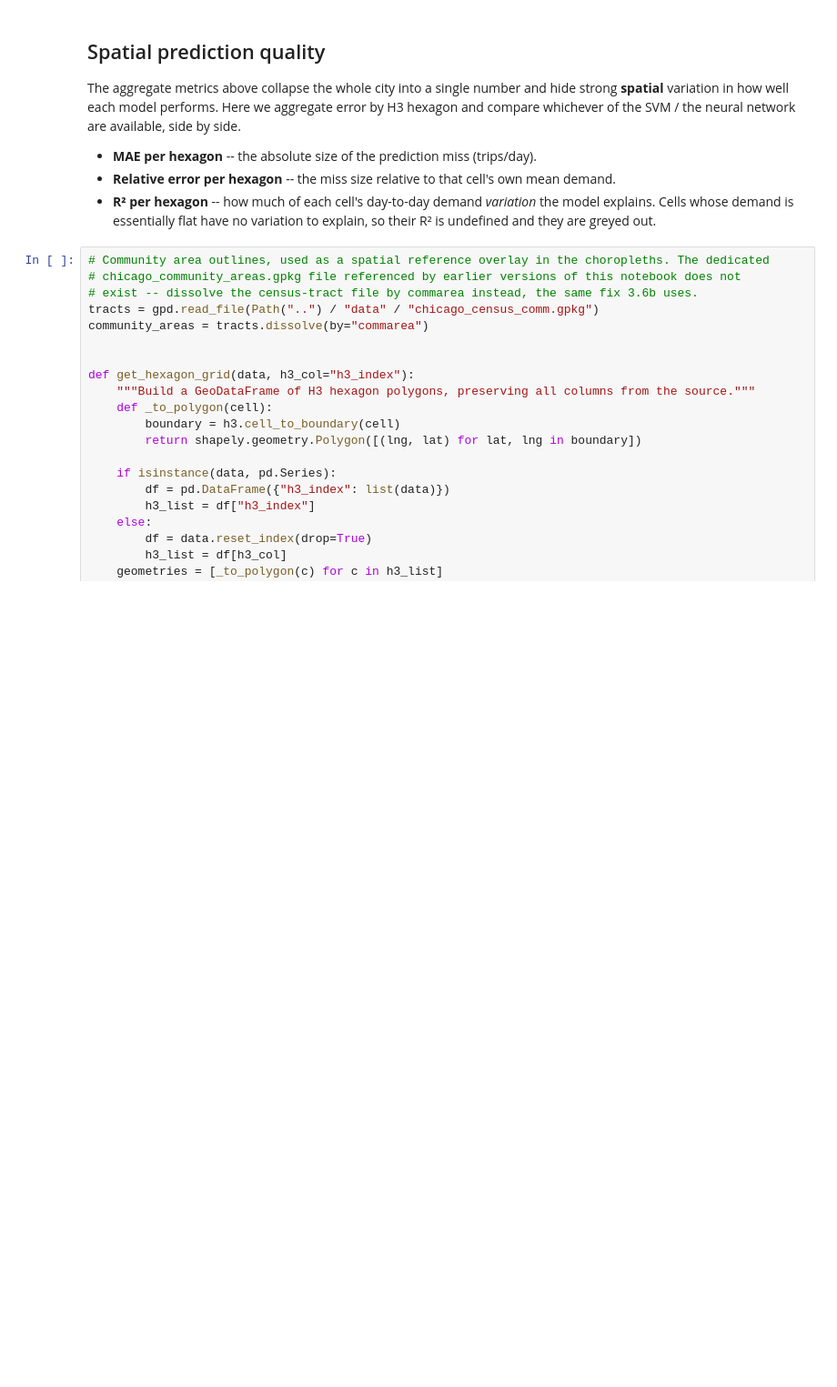
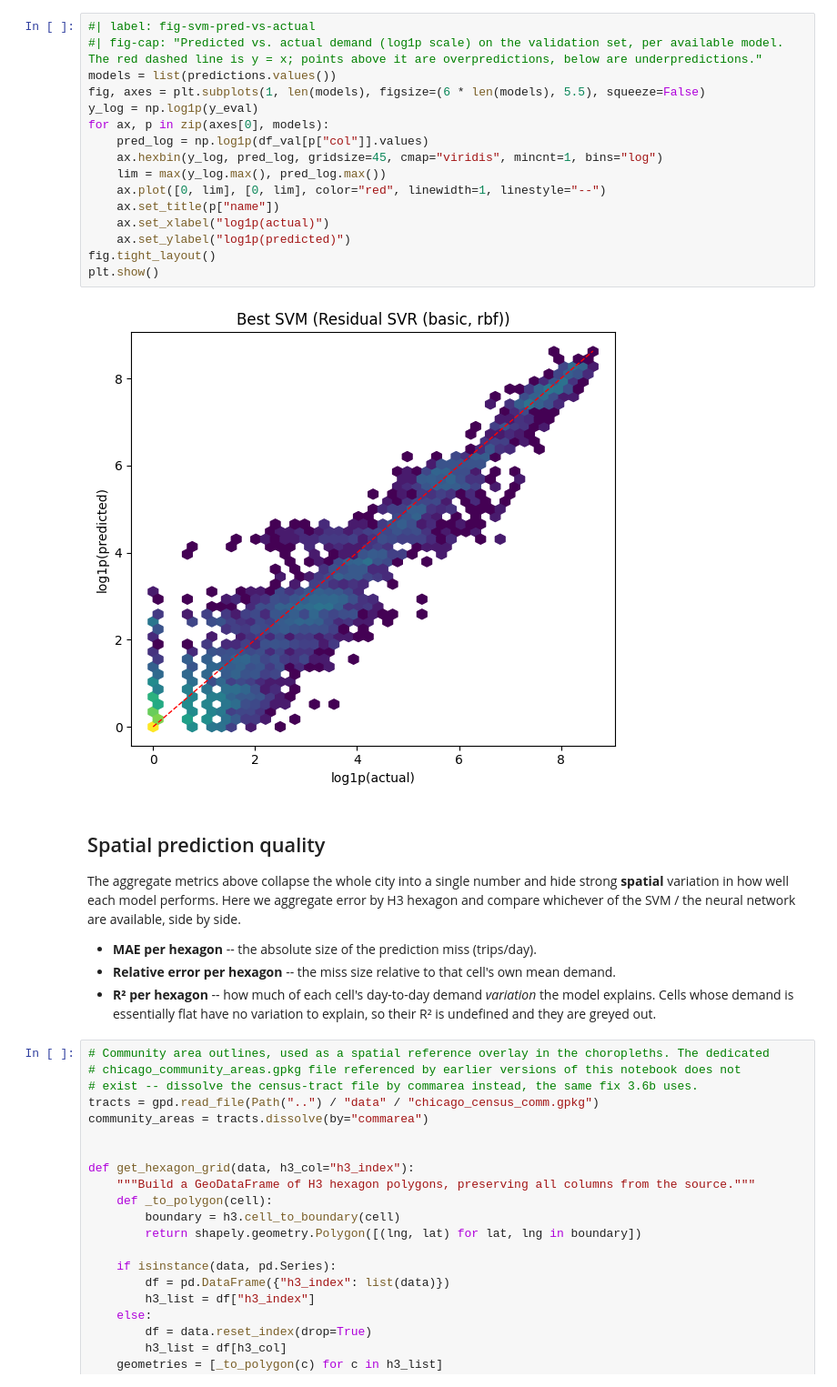
Before and after one commit to larissatheilmann/AAA_Project_Group7, a Jupyter notebook: notebooks/3.4 ModelPerformanceVisualization.ipynb, the cells around one changed output. Shown at 91% size. Drawn from its saved outputs; the diff is of its cells as text; blank space fills up the shorter version.

```diff
--- a/notebooks/3.4 ModelPerformanceVisualization.ipynb
+++ b/notebooks/3.4 ModelPerformanceVisualization.ipynb
@@ -183,3 +201,21 @@ overall.round(4)
+# %%
+#| label: fig-svm-pred-vs-actual
+#| fig-cap: "Predicted vs. actual demand (log1p scale) on the validation set, per available model. The red dashed line is y = x; points above it are overpredictions, below are underpredictions."
+models = list(predictions.values())
+fig, axes = plt.subplots(1, len(models), figsize=(6 * len(models), 5.5), squeeze=False)
+y_log = np.log1p(y_eval)
+for ax, p in zip(axes[0], models):
+    pred_log = np.log1p(df_val[p["col"]].values)
+    ax.hexbin(y_log, pred_log, gridsize=45, cmap="viridis", mincnt=1, bins="log")
+    lim = max(y_log.max(), pred_log.max())
+    ax.plot([0, lim], [0, lim], color="red", linewidth=1, linestyle="--")
+    ax.set_title(p["name"])
+    ax.set_xlabel("log1p(actual)")
+    ax.set_ylabel("log1p(predicted)")
+fig.tight_layout()
+plt.show()
+# %% [output]
+[figure, added]
 # %% [markdown]
 ## Spatial prediction quality
 
```
Also changed, not shown: parts of 18 cells of this notebook, 1 other file.
